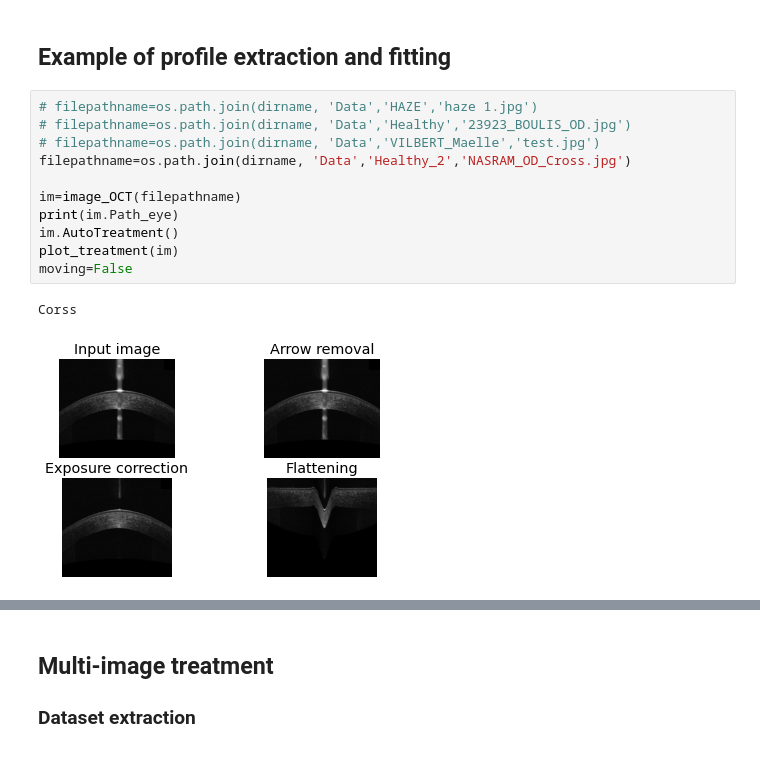
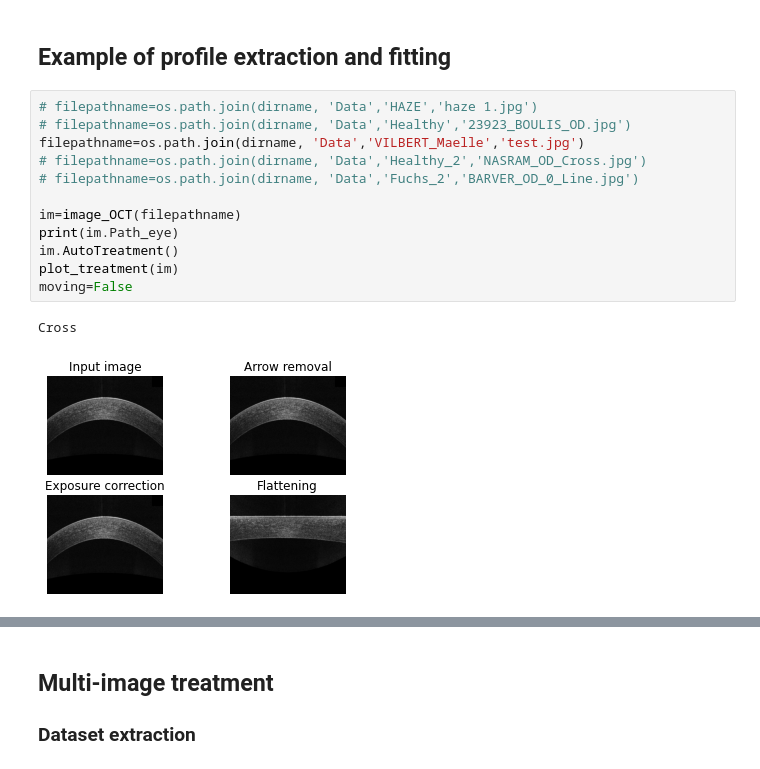
Before and after one commit to Coohrentiin/Quantification_of_corneal_surgery_antecedent, a Jupyter notebook: quatification_test.ipynb, the cells around one changed output, grey strips where cells are left out. Cells and saved outputs as stored; diff of their text form.

```diff
--- a/quatification_test.ipynb
+++ b/quatification_test.ipynb
@@ -97,17 +97,18 @@ def im_plot(im,type='OCT_brut'):
 # %%
 # filepathname=os.path.join(dirname, 'Data','HAZE','haze 1.jpg')
 # filepathname=os.path.join(dirname, 'Data','Healthy','23923_BOULIS_OD.jpg')
-# filepathname=os.path.join(dirname, 'Data','VILBERT_Maelle','test.jpg')
-filepathname=os.path.join(dirname, 'Data','Healthy_2','NASRAM_OD_Cross.jpg')
+filepathname=os.path.join(dirname, 'Data','VILBERT_Maelle','test.jpg')
+# filepathname=os.path.join(dirname, 'Data','Healthy_2','NASRAM_OD_Cross.jpg')
+# filepathname=os.path.join(dirname, 'Data','Fuchs_2','BARVER_OD_0_Line.jpg')
 
 im=image_OCT(filepathname)
 print(im.Path_eye)
 im.AutoTreatment()
 plot_treatment(im)
 moving=False
 # %% [output]
-Corss
+Cross
-[figure, old version]
+[figure, new version]
 # %%
 # filepathname=os.path.join(dirname, 'Data','HAZE','haze 1.jpg')
 # filepathname=os.path.join(dirname, 'Data','Healthy','23923_BOULIS_OD.jpg')
```
Also changed, not shown: parts of 20 cells of this notebook, 9 other files.
